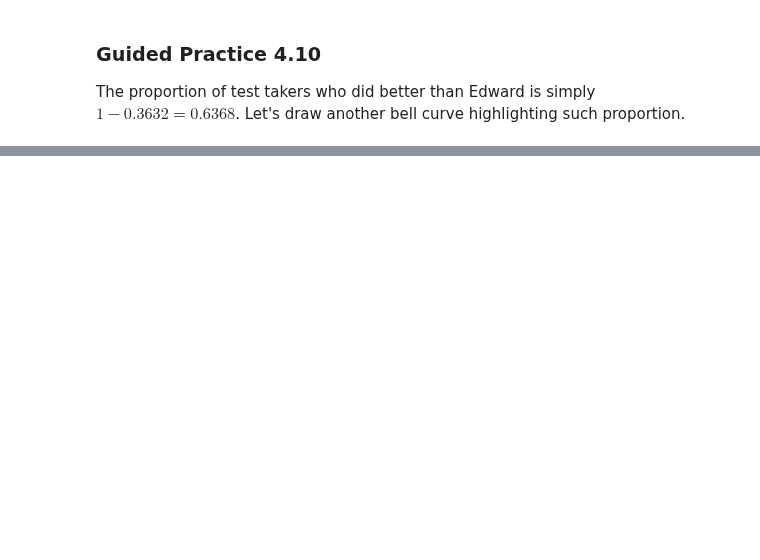
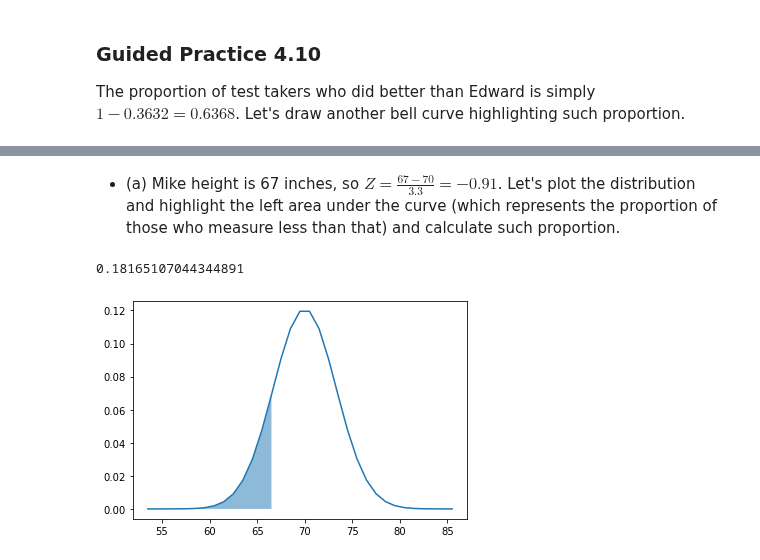
Before and after one commit to RiccardoMPesce/OpenIntro-Statistics-Excercises, a Jupyter notebook: chapter4/chapter4_walkthrough.ipynb, the cells around one changed output, grey strips where cells are left out. Saved outputs shown, nothing was run; the diff lists cells and outputs as text; code cells hidden in the pictures; blank space fills up the shorter version.

```diff
--- a/chapter4/chapter4_walkthrough.ipynb
+++ b/chapter4/chapter4_walkthrough.ipynb
@@ -75,0 +112,18 @@ plt.show()
+# %% [markdown]
+* (a) Mike height is 67 inches, so $Z = \frac{67 - 70}{3.3} = -0.91$. Let's plot the distribution and highlight the left area under the curve (which represents the proportion of those who measure less than that) and calculate such proportion.
+# %%
+mean_height = 70
+std_height = 3.3
+
+print(stats.norm.cdf(67, loc=mean_height, scale=std_height))
+
+x = np.arange(mean - 5 * std_height, mean + 5 * std_height)
+y = stats.norm.pdf(x, loc=mean_height, scale=std_height)
+
+ax = plt.plot(x, y)
+plt.fill_between(x, y, where=x < 67, alpha=0.5)
+
+plt.show()
+# %% [output]
+0.18165107044344891
+[figure, added]
```
Also changed, not shown: parts of 14 cells of this notebook.
